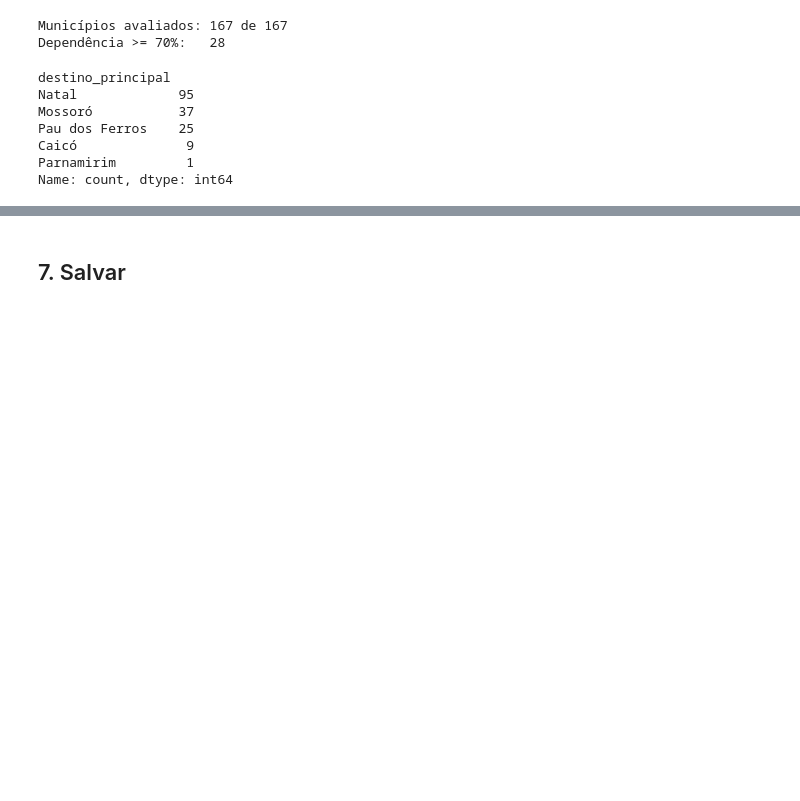
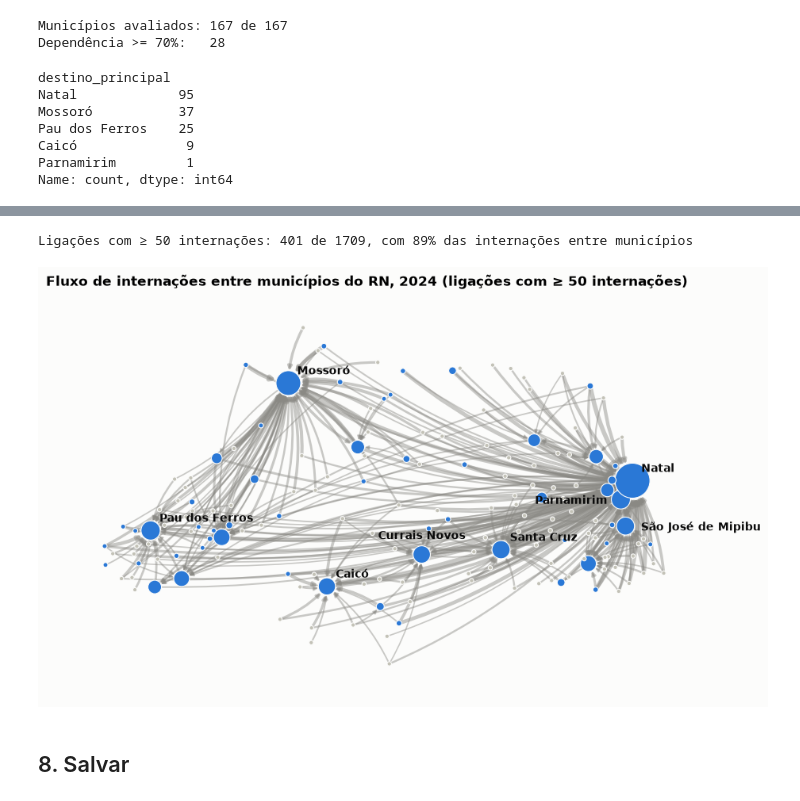
Before and after one commit to luiz-pytech/rn-flow-SUS, a Jupyter notebook: 02_rede.ipynb, the cells around one changed output, grey strips where cells are left out. Cells and saved outputs as stored; diff of their text form; code cells hidden in the pictures; blank space fills up the shorter version.

```diff
--- a/02_rede.ipynb
+++ b/02_rede.ipynb
@@ -158,5 +170,51 @@ Name: count, dtype: int64
+# %%
+import matplotlib.pyplot as plt
+import numpy as np
+
+FIGURES = Path("figures")
+FIGURES.mkdir(exist_ok=True)
+PESO_MIN = 50
+
+coord = pd.read_csv(PROCESSED / "coordenadas_rn.csv", dtype={"cod6": str}).set_index("cod6")
+pos = {c: (coord.at[c, "longitude"], coord.at[c, "latitude"]) for c in G}
+
+fortes = [(u, v) for u, v, w in G.edges(data="weight") if w >= PESO_MIN]
+peso = np.array([G[u][v]["weight"] for u, v in fortes])
+fluxo_mantido = peso.sum() / nos["forca_entrada"].sum()
+print(f"Ligações com ≥ {PESO_MIN} internações: {len(fortes)} de {G.number_of_edges()}, "
+      f"com {fluxo_mantido:.0%} das internações entre municípios")
+
+nodelist = list(G)
+tamanho = [15 + 4 * np.sqrt(nos.at[c, "forca_entrada"]) for c in nodelist]
+cor = ["#2a78d6" if nos.at[c, "grau_entrada"] > 0 else "#c3c2b7" for c in nodelist]
+
+fig, ax = plt.subplots(figsize=(11, 7), facecolor="#fcfcfb")
+ax.set_facecolor("#fcfcfb")
+nx.draw_networkx_edges(G, pos, edgelist=fortes, ax=ax, width=0.4 + 2.5 * np.log10(peso / PESO_MIN + 1),
+                       edge_color="#8a8984", alpha=0.45, arrows=True, arrowstyle="-|>", arrowsize=7,
+                       connectionstyle="arc3,rad=0.12", nodelist=nodelist, node_size=tamanho)
+nx.draw_networkx_nodes(G, pos, nodelist=nodelist, node_size=tamanho, node_color=cor,
+                       edgecolors="#fcfcfb", linewidths=0.8, ax=ax)
+N_ROTULOS = 8
+# posição do rótulo: acima e à direita, exceto onde os nós ficam próximos demais
+deslocamento = {"Parnamirim": (-12, -4), "São José de Mipibu": (14, -4), "Currais Novos": (0, 14)}
+for c in nos["forca_entrada"].nlargest(N_ROTULOS).index:
+    cidade = nos.at[c, "nome"]
+    dx, dy = deslocamento.get(cidade, (8, 8))
+    ax.annotate(cidade, pos[c], xytext=(dx, dy), textcoords="offset points", fontsize=10,
+                fontweight="bold", color="#0b0b0b",
+                ha="center" if dx == 0 else ("left" if dx > 0 else "right"))
+ax.set_aspect("equal")
+ax.axis("off")
+ax.set_title(f"Fluxo de internações entre municípios do RN, {ANO} (ligações com ≥ {PESO_MIN} internações)",
+             loc="left", fontsize=12, fontweight="bold")
+fig.savefig(FIGURES / "00_rede_rn.png", dpi=200, bbox_inches="tight")
+plt.show()
+# %% [output]
+Ligações com ≥ 50 internações: 401 de 1709, com 89% das internações entre municípios
+[figure, added]
 # %% [markdown]
-## 7. Salvar
+## 8. Salvar
 # %%
 for cod, attrs in nos.to_dict("index").items():
     G.nodes[cod].update({k: v for k, v in attrs.items() if pd.notna(v)})
```
Also changed, not shown: parts of 7 cells of this notebook, 33 other files.
